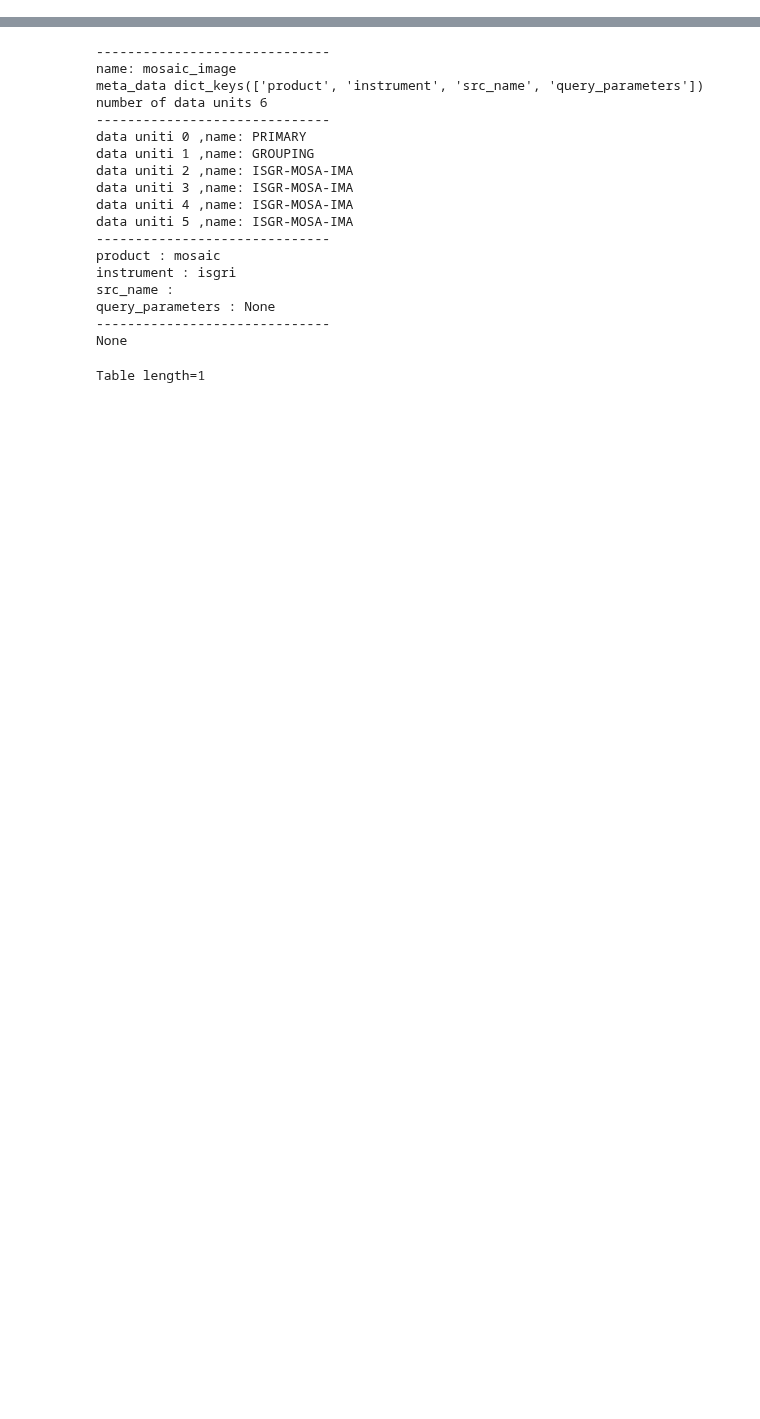
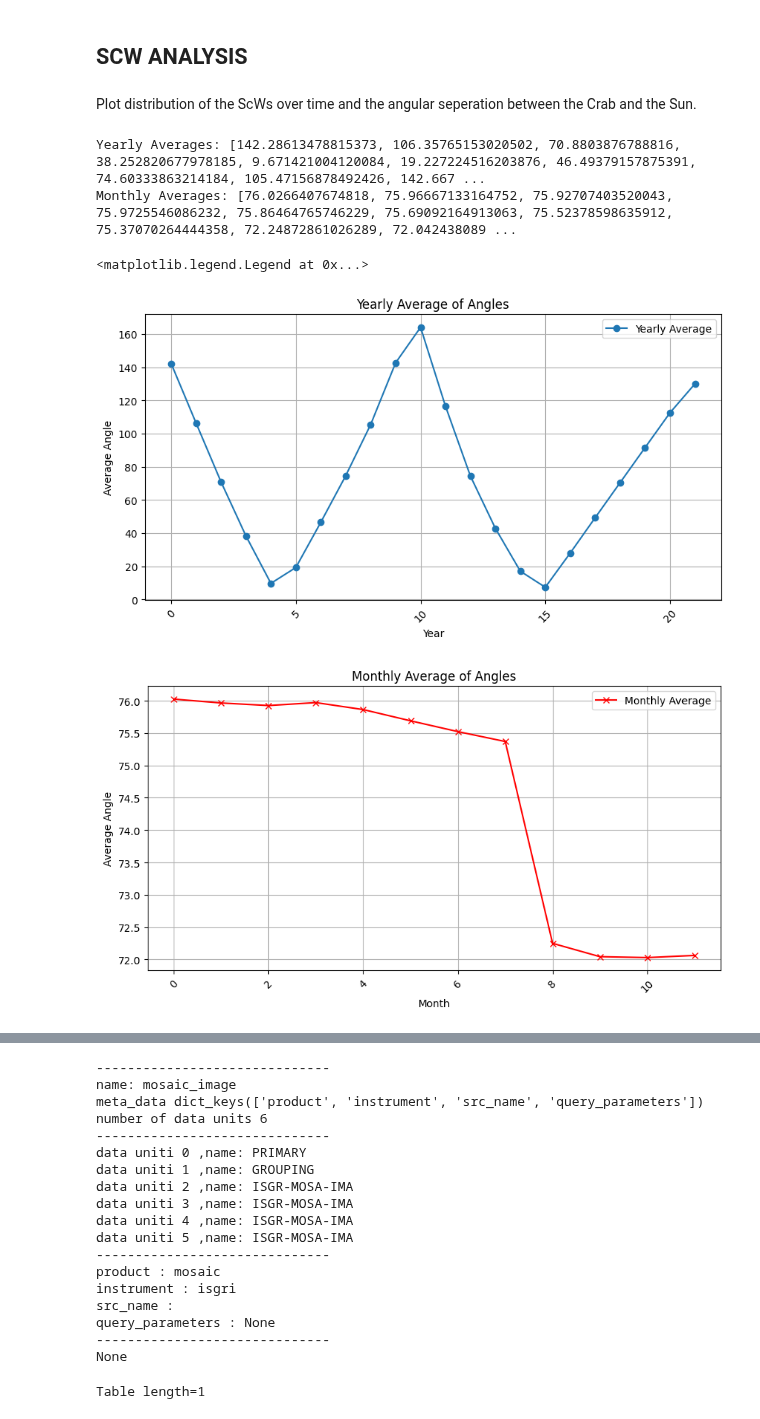
Before and after one commit to interstellxr/jupiter-xray-analysis, a Jupyter notebook: jupiter-xrays/CrabAnalysis.ipynb, the cells around one changed output, grey strips where cells are left out. Saved outputs shown, nothing was run; the diff lists cells and outputs as text; code cells hidden in the pictures; blank space fills up the shorter version.

Commit message:
Crab analysis now queries all ScWs with Crab in the FOV and saves them to file. Some study is done on the distribution of the ScWs.

```diff
--- a/jupiter-xrays/CrabAnalysis.ipynb
+++ b/jupiter-xrays/CrabAnalysis.ipynb
@@ -127,0 +87,52 @@ IMAGE
+# %% [markdown]
+## SCW ANALYSIS
+# %% [markdown]
+Plot distribution of the ScWs over time and the angular seperation between the Crab and the Sun.
+# %%
+crab_coords = SkyCoord(ra=ra, dec=dec, unit=(u.deg, u.deg))
+
+epochs = {'start':'2003-01-01', 'stop':'2025-01-01', 'step':'31d'}
+sun = Horizons(id='sun', location='@0', epochs=epochs)
+eph = sun.ephemerides()
+ra_values = eph['RA']
+dec_values = eph['DEC']
+datetime_values = eph['datetime_jd']
+
+sun_coords = SkyCoord(ra=ra_values, dec=dec_values, unit=(u.deg, u.deg))
+# %%
+angles = sun_coords.separation(crab_coords).deg
+dates = pd.date_range(start='2003-01-01', periods=260, freq='M')
+
+yearly_avg = [np.mean(angles[i:i+12]) for i in range(0, len(angles), 12)]
+monthly_avg = []
+for month in range(12):
+    month_indices = [i for i in range(len(angles)) if dates[i].month == month + 1]
+    monthly_avg.append(np.mean(angles[month_indices]))
+
+print("Yearly Averages:", yearly_avg)
+print("Monthly Averages:", monthly_avg)
+# %% [output]
+Yearly Averages: [142.28613478815373, 106.35765153020502, 70.8803876788816, 38.252820677978185, 9.671421004120084, 19.227224516203876, 46.49379157875391, 74.60333863214184, 105.47156878492426, 142.667 ...
+Monthly Averages: [76.0266407674818, 75.96667133164752, 75.92707403520043, 75.9725546086232, 75.86464765746229, 75.69092164913063, 75.52378598635912, 75.37070264444358, 72.24872861026289, 72.042438089 ...
+# %%
+plt.figure(figsize=(10, 5))
+plt.plot(yearly_avg, label='Yearly Average', marker='o')
+plt.title('Yearly Average of Angles')
+plt.xlabel('Year')
+plt.ylabel('Average Angle')
+plt.xticks(rotation=45)
+plt.grid(True)
+plt.legend()
+
+plt.figure(figsize=(10, 5))
+plt.plot(monthly_avg, label='Monthly Average', marker='x', color='r')
+plt.title('Monthly Average of Angles')
+plt.xlabel('Month')
+plt.ylabel('Average Angle')
+plt.xticks(rotation=45)
+plt.grid(True)
+plt.legend()
+# %% [output]
+<matplotlib.legend.Legend at 0x...>
+[figure, added]
+[figure, added]
```
Also changed, not shown: parts of 26 cells of this notebook, 1 other file.
